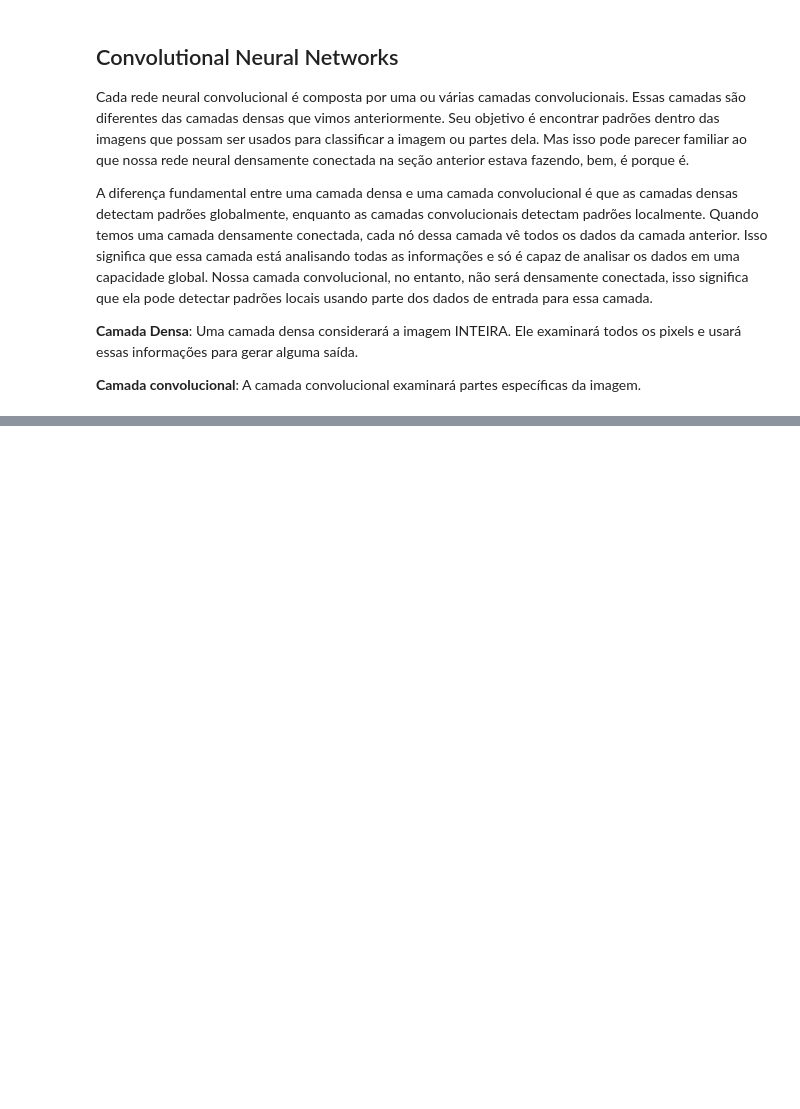
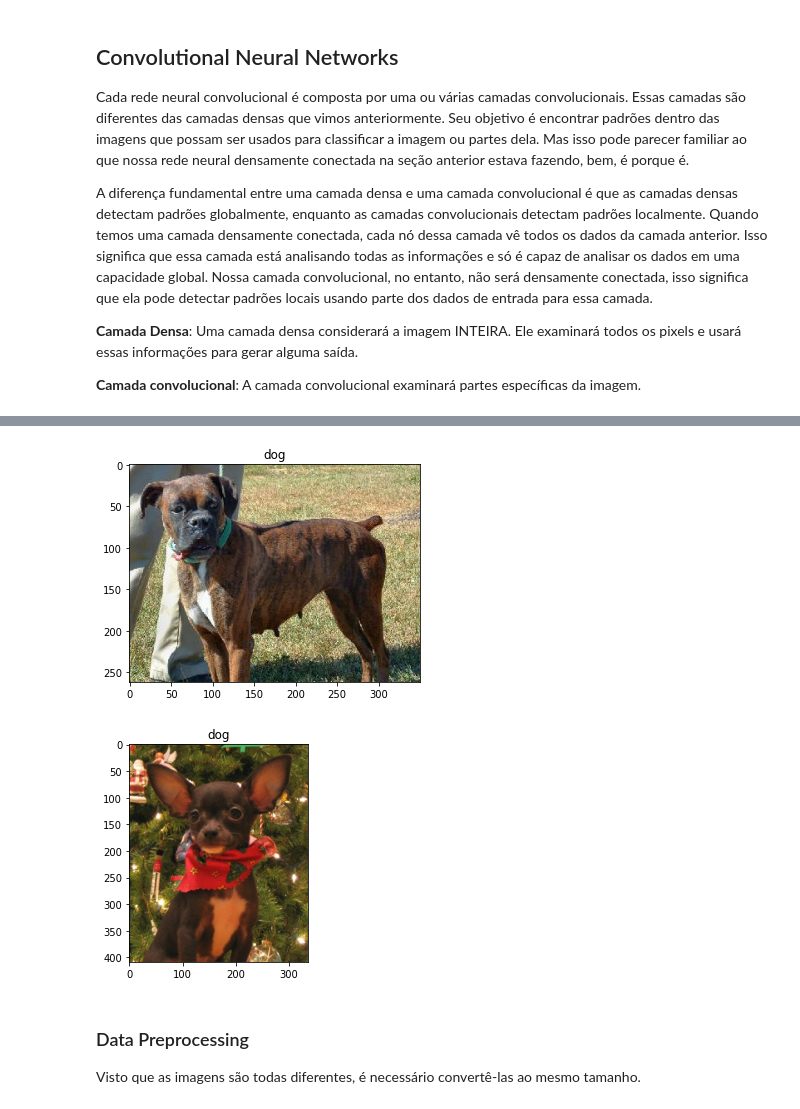
Before and after one commit to lucasloch/machine_learning_python, a Jupyter notebook: aulas/4_Deep_Computer_Vision.ipynb, the cells around one changed output, grey strips where cells are left out. Cells and saved outputs as stored; diff of their text form; code cells hidden in the pictures; blank space fills up the shorter version.

```diff
--- a/aulas/4_Deep_Computer_Vision.ipynb
+++ b/aulas/4_Deep_Computer_Vision.ipynb
@@ -28,0 +258,11 @@ A diferença fundamental entre uma camada densa e uma camada convolucional é qu
+# %%
+import tensorflow_datasets as tfds
+tfds.disable_progress_bar()
+
+# Dividindo manualmente os dados em 80% para treino, 10% para teste, 10% para validação
+(raw_train, raw_validation, raw_test), metadata = tfds.load(
+    'cats_vs_dogs',
+    split=['train[:80%]', 'train[80%:90%]', 'train[90%:]'],
+    with_info = True,
+    as_supervised=True
+)
@@ -28,0 +273,15 @@ A diferença fundamental entre uma camada densa e uma camada convolucional é qu
+# %%
+get_label_name = metadata.features['label'].int2str  # cria um objeto de função que podemos usar para pegar as labels depois
+
+# Display 2 imagens do dataset
+for image, label in raw_train.take(2):
+  plt.figure()
+  plt.imshow(image)
+  plt.title(get_label_name(label))
+# %% [output]
+[figure, added]
+[figure, added]
+# %% [markdown]
+### Data Preprocessing
+
+Visto que as imagens são todas diferentes, é necessário convertê-las ao mesmo tamanho.
```
Also changed, not shown: parts of 53 cells of this notebook.
